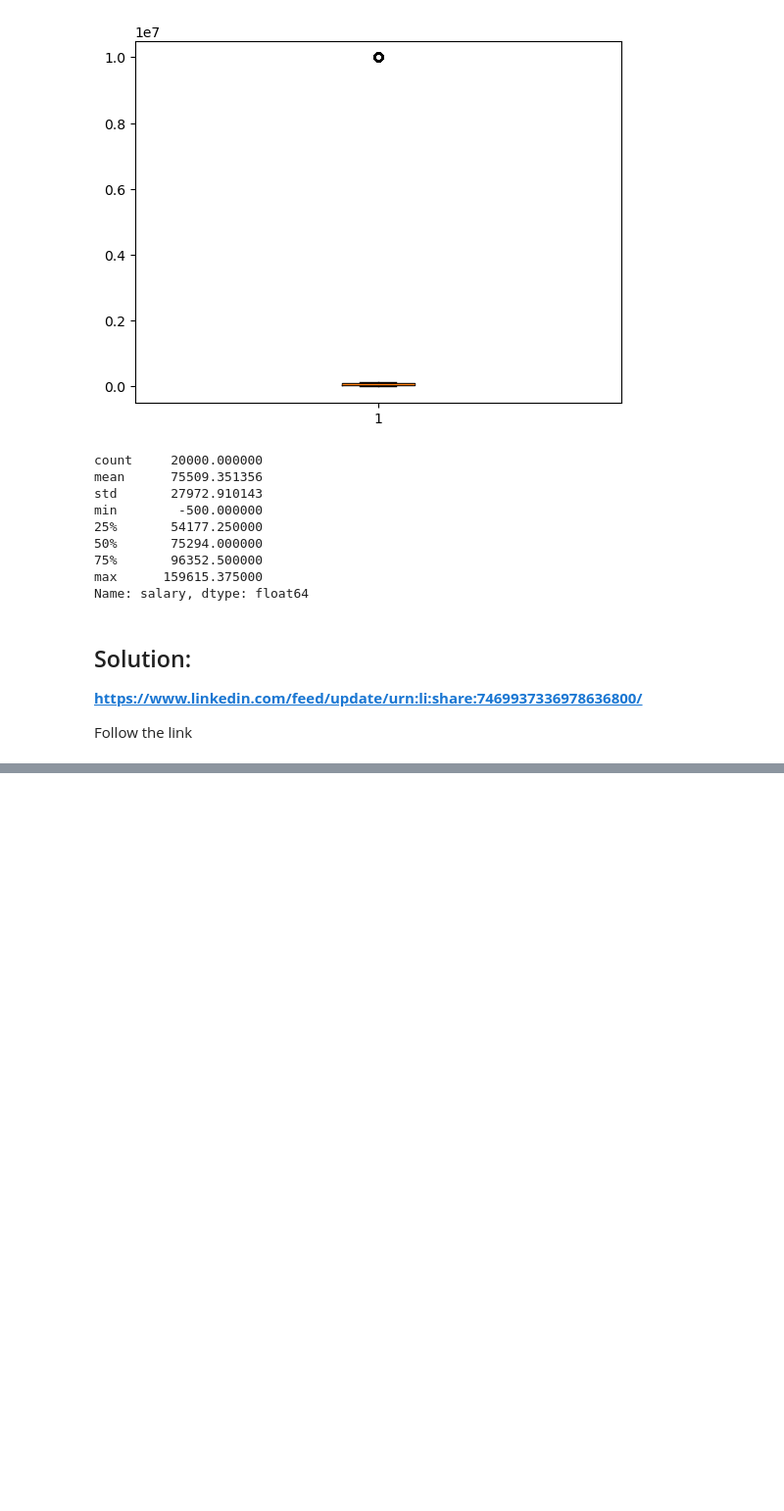
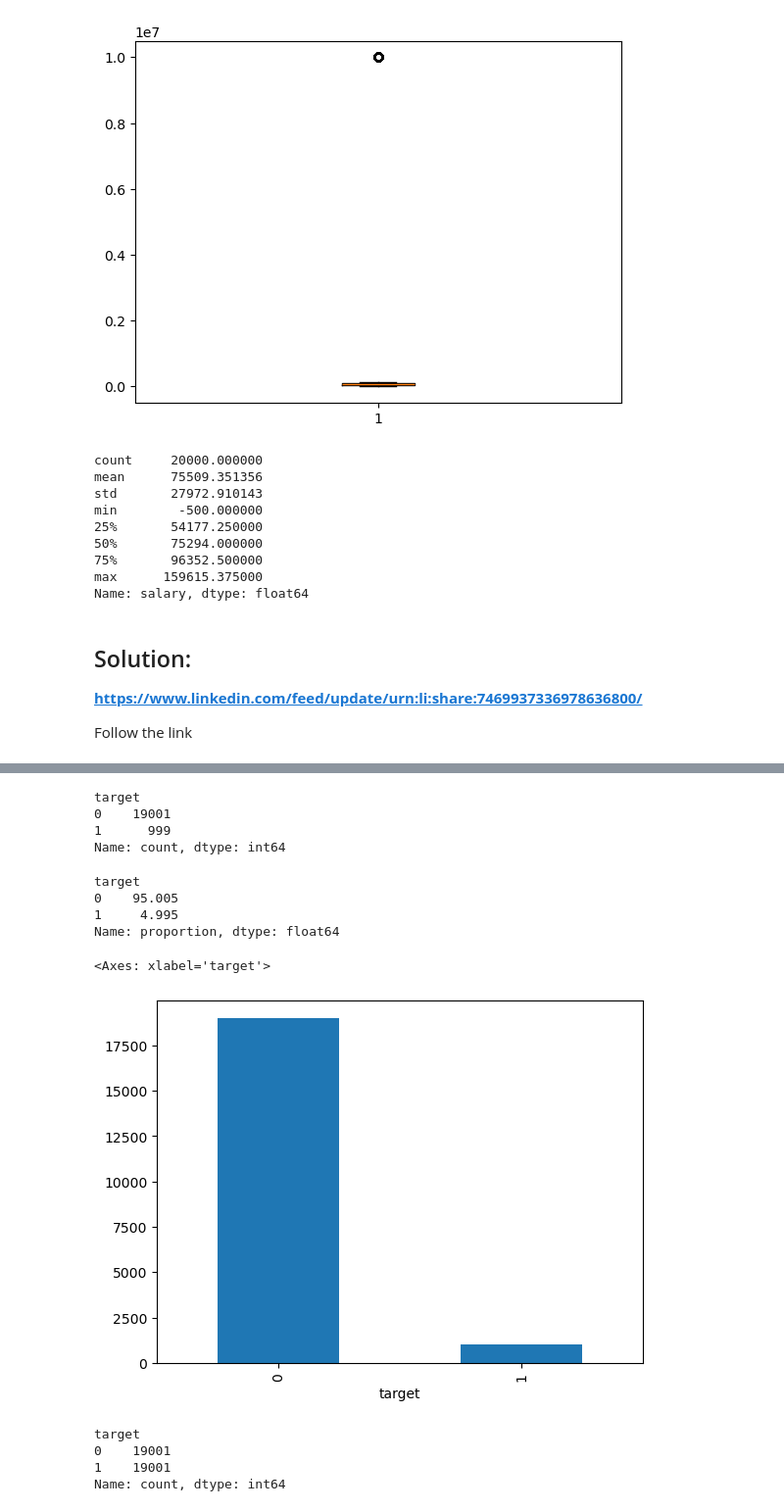
Before and after one commit to Sayem-2021331081/AI---Ml-, a Jupyter notebook: Assignment_3.ipynb, the cells around one changed output, grey strips where cells are left out. Shown at 98% size. Drawn from its saved outputs; the diff is of its cells as text; code cells hidden in the pictures; blank space fills up the shorter version.

Commit message:
Finally all cleaning process was done

```diff
--- a/Assignment_3.ipynb
+++ b/Assignment_3.ipynb
@@ -833,0 +1176,2 @@ Follow the link
+# %%
+df['is_active'] = df['is_active'].astype(bool)
@@ -833,0 +1244,10 @@ Follow the link
+# %%
+df.loc[(df['age'] < 18) | (df['age'] > 65), 'age'] = np.nan
+# %%
+df['age'] = df['age'].clip(18, 65)
+# %%
+# Price cleaning
+df['price'] = df['price'].clip(0, 10000)
+
+# Salary cleaning
+df['salary'] = df['salary'].clip(15000, 500000)
@@ -833,0 +1294,21 @@ Follow the link
+# %%
+df['target'].value_counts()
+# %% [output]
+target
+0    19001
+1      999
+Name: count, dtype: int64
+# %%
+df['target'].value_counts(normalize=True)*100
+# %% [output]
+target
+0    95.005
+1     4.995
+Name: proportion, dtype: float64
+# %%
+class_counts = df['target'].value_counts()
+
+class_counts.plot(kind='bar')
+# %% [output]
+<Axes: xlabel='target'>
+[figure, added]
@@ -833,0 +1324,7 @@ Follow the link
+# %%
+pd.Series(y_res).value_counts()
+# %% [output]
+target
+0    19001
+1    19001
+Name: count, dtype: int64
```
Also changed, not shown: parts of 53 cells of this notebook.
